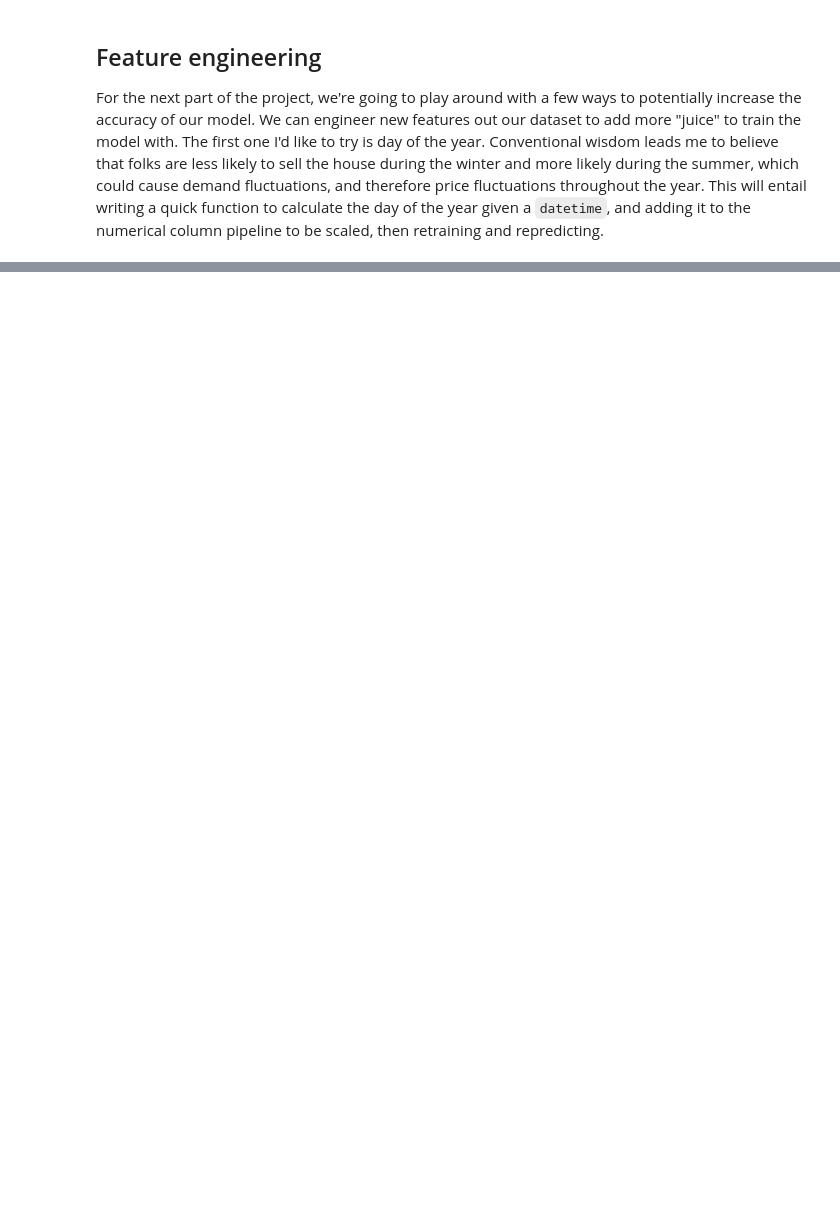
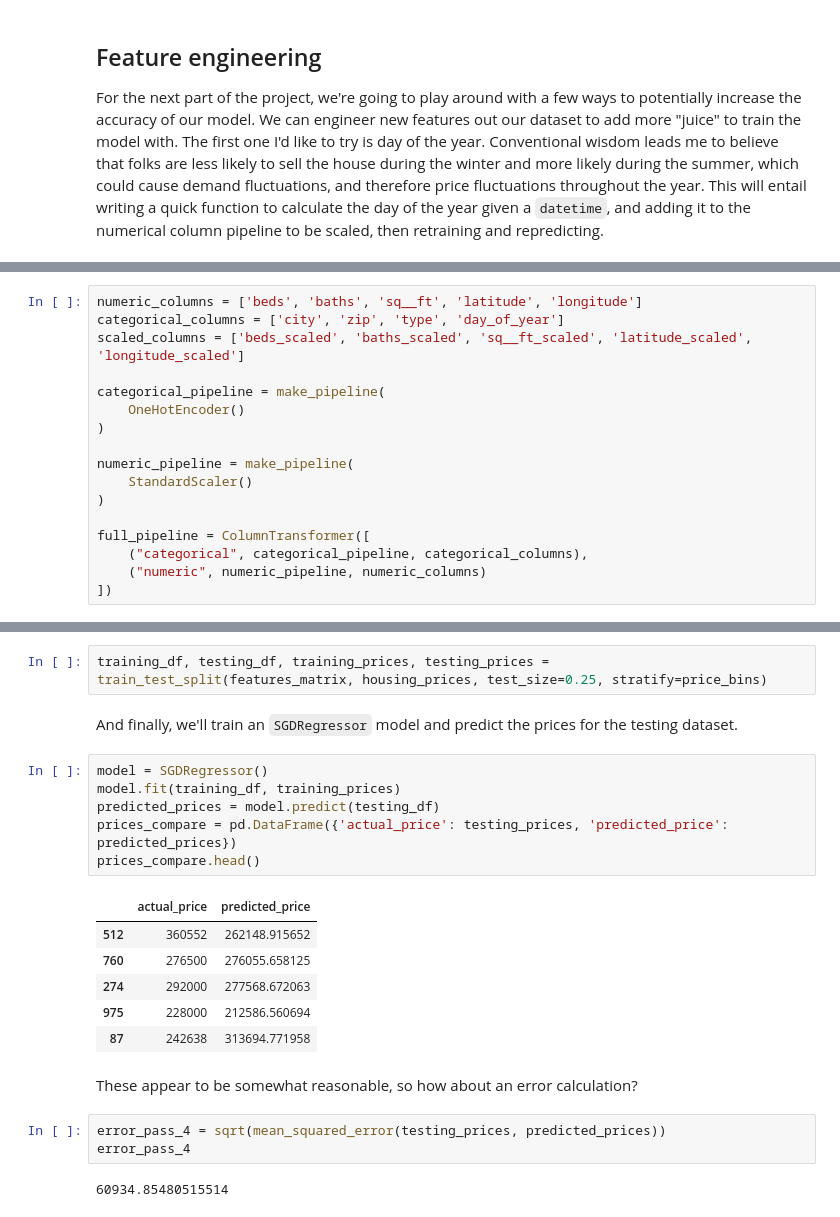
Before and after one commit to schledererj/cs6340-project-2, a Jupyter notebook: CS6340_Lab_2.ipynb, the cells around one changed output, grey strips where cells are left out. Saved outputs shown, nothing was run; the diff lists cells and outputs as text; blank space fills up the shorter version.

```diff
--- a/CS6340_Lab_2.ipynb
+++ b/CS6340_Lab_2.ipynb
@@ -537,0 +577,17 @@ dtype: int64
+# %%
+numeric_columns = ['beds', 'baths', 'sq__ft', 'latitude', 'longitude']
+categorical_columns = ['city', 'zip', 'type', 'day_of_year']
+scaled_columns = ['beds_scaled', 'baths_scaled', 'sq__ft_scaled', 'latitude_scaled', 'longitude_scaled']
+
+categorical_pipeline = make_pipeline(
+    OneHotEncoder()
+)
+
+numeric_pipeline = make_pipeline(
+    StandardScaler()
+)
+
+full_pipeline = ColumnTransformer([
+    ("categorical", categorical_pipeline, categorical_columns),
+    ("numeric", numeric_pipeline, numeric_columns)
+])
@@ -537,0 +603,24 @@ dtype: int64
+# %%
+training_df, testing_df, training_prices, testing_prices = train_test_split(features_matrix, housing_prices, test_size=0.25, stratify=price_bins)
+# %% [markdown]
+And finally, we'll train an `SGDRegressor` model and predict the prices for the testing dataset.
+# %%
+model = SGDRegressor()
+model.fit(training_df, training_prices)
+predicted_prices = model.predict(testing_df)
+prices_compare = pd.DataFrame({'actual_price': testing_prices, 'predicted_price': predicted_prices})
+prices_compare.head()
+# %% [output]
+|  | actual_price | predicted_price |
+| 512 | 360552 | 262148.915652 |
+| 760 | 276500 | 276055.658125 |
+| 274 | 292000 | 277568.672063 |
+| 975 | 228000 | 212586.560694 |
+| 87 | 242638 | 313694.771958 |
+# %% [markdown]
+These appear to be somewhat reasonable, so how about an error calculation?
+# %%
+error_pass_4 = sqrt(mean_squared_error(testing_prices, predicted_prices))
+error_pass_4
+# %% [output]
+60934.85480515514
```
Also changed, not shown: parts of 33 cells of this notebook, 2 other files.
